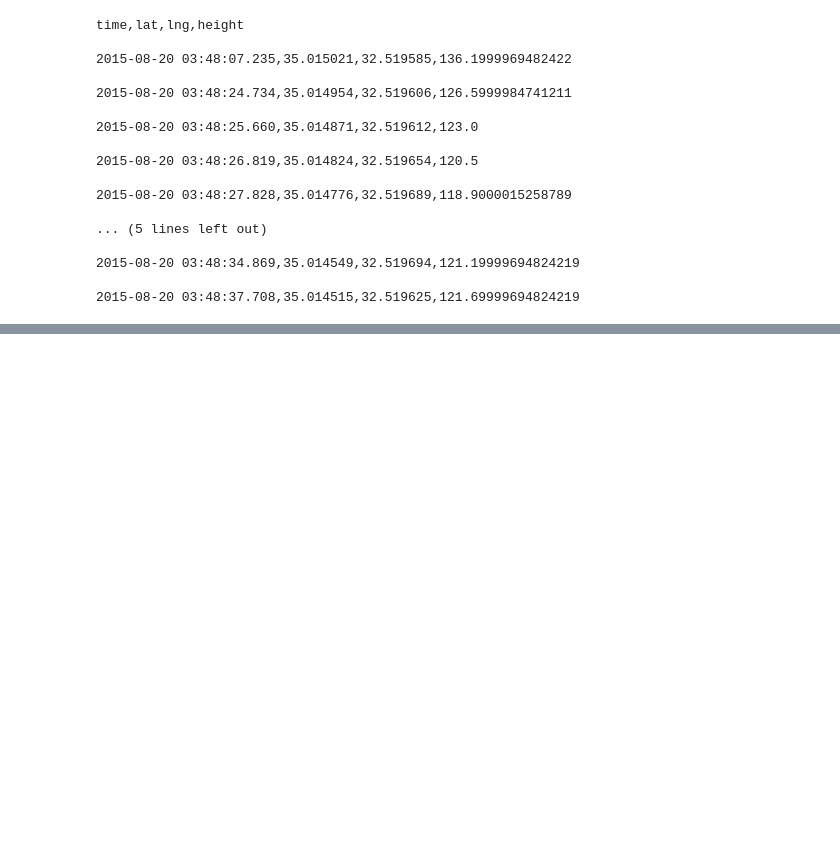
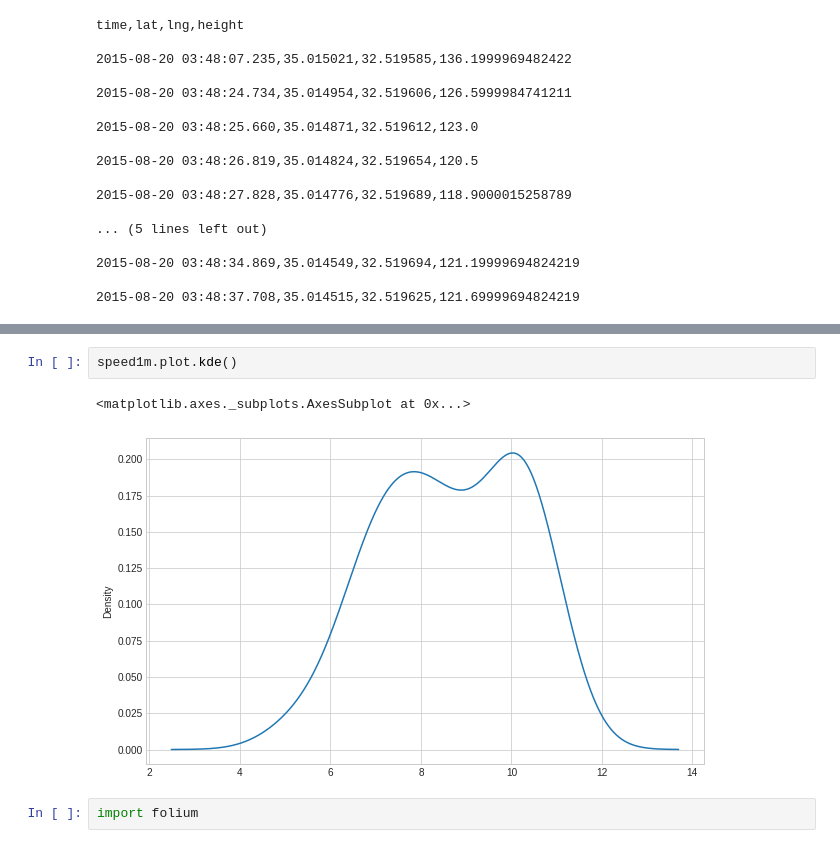
Before and after one commit to indikaimk/ipython_notebooks, a Jupyter notebook: pandas_csv_files.ipynb, the cells around one changed output, grey strips where cells are left out. Cells and saved outputs as stored; diff of their text form; blank space fills up the shorter version.

```diff
--- a/pandas_csv_files.ipynb
+++ b/pandas_csv_files.ipynb
@@ -55,0 +398,7 @@ time,lat,lng,height
+# %%
+speed1m.plot.kde()
+# %% [output]
+<matplotlib.axes._subplots.AxesSubplot at 0x...>
+[figure, added]
+# %%
+import folium
```
Also changed, not shown: parts of 75 cells of this notebook, 5 other files.
